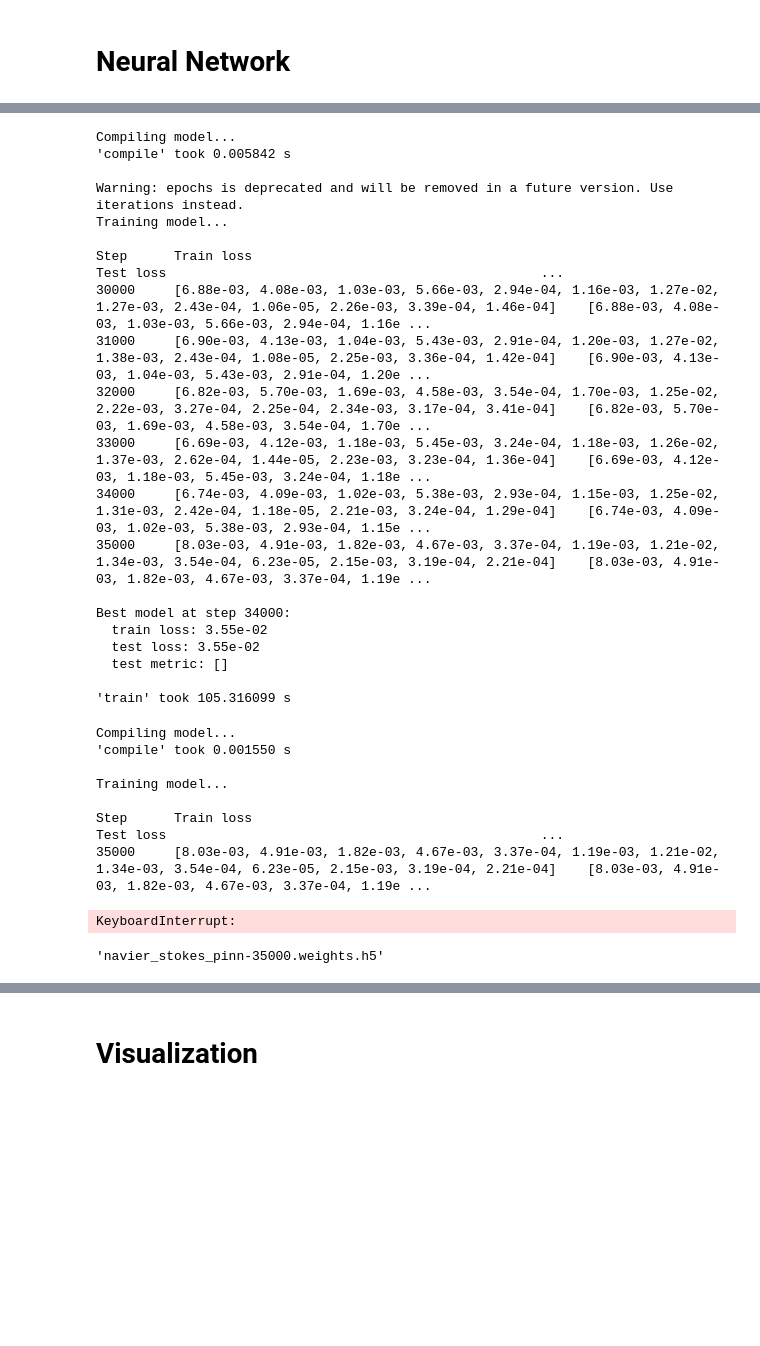
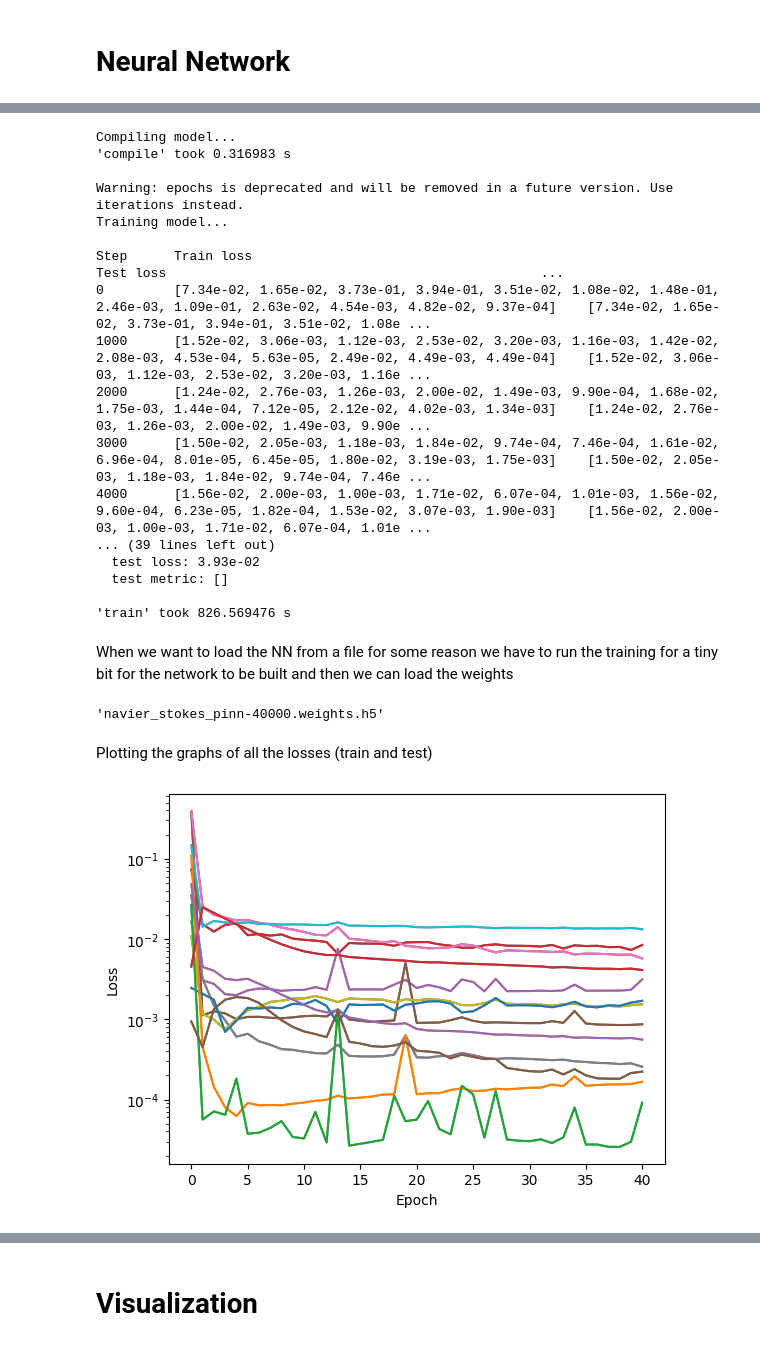
Before and after one commit to Andreea720/challenge_Navier_Stokes_ResNet, a Jupyter notebook: navier_stokes.ipynb, the cells around one changed output, grey strips where cells are left out. Drawn from its saved outputs; the diff is of its cells as text; code cells hidden in the pictures; blank space fills up the shorter version.

```diff
--- a/navier_stokes.ipynb
+++ b/navier_stokes.ipynb
@@ -41,7 +49,9 @@ u_in = 1
 D = 1
 L = 2
 t_0 = 0
-t_1 = 2
+t_1 = 1
+
+# TimePDE setup
 num_domain=10000
 num_boundary=5000
 num_initial=1000
@@ -132,36 +161,23 @@ model = dde.Model(data, net)
 # %%
 model.compile("adam", lr=1e-3)
-losshistory, train_state = model.train(epochs=5000)
+losshistory, train_state = model.train(epochs=40000)
 # %% [output]
 Compiling model...
-'compile' took 0.005842 s
+'compile' took 0.316983 s
 
 Warning: epochs is deprecated and will be removed in a future version. Use iterations instead.
 Training model...
 
 Step      Train loss                                                                                                                            Test loss                                                ...
-30000     [6.88e-03, 4.08e-03, 1.03e-03, 5.66e-03, 2.94e-04, 1.16e-03, 1.27e-02, 1.27e-03, 2.43e-04, 1.06e-05, 2.26e-03, 3.39e-04, 1.46e-04]    [6.88e-03, 4.08e-03, 1.03e-03, 5.66e-03, 2.94e-04, 1.16e ...
-31000     [6.90e-03, 4.13e-03, 1.04e-03, 5.43e-03, 2.91e-04, 1.20e-03, 1.27e-02, 1.38e-03, 2.43e-04, 1.08e-05, 2.25e-03, 3.36e-04, 1.42e-04]    [6.90e-03, 4.13e-03, 1.04e-03, 5.43e-03, 2.91e-04, 1.20e ...
-32000     [6.82e-03, 5.70e-03, 1.69e-03, 4.58e-03, 3.54e-04, 1.70e-03, 1.25e-02, 2.22e-03, 3.27e-04, 2.25e-04, 2.34e-03, 3.17e-04, 3.41e-04]    [6.82e-03, 5.70e-03, 1.69e-03, 4.58e-03, 3.54e-04, 1.70e ...
-33000     [6.69e-03, 4.12e-03, 1.18e-03, 5.45e-03, 3.24e-04, 1.18e-03, 1.26e-02, 1.37e-03, 2.62e-04, 1.44e-05, 2.23e-03, 3.23e-04, 1.36e-04]    [6.69e-03, 4.12e-03, 1.18e-03, 5.45e-03, 3.24e-04, 1.18e ...
-34000     [6.74e-03, 4.09e-03, 1.02e-03, 5.38e-03, 2.93e-04, 1.15e-03, 1.25e-02, 1.31e-03, 2.42e-04, 1.18e-05, 2.21e-03, 3.24e-04, 1.29e-04]    [6.74e-03, 4.09e-03, 1.02e-03, 5.38e-03, 2.93e-04, 1.15e ...
-35000     [8.03e-03, 4.91e-03, 1.82e-03, 4.67e-03, 3.37e-04, 1.19e-03, 1.21e-02, 1.34e-03, 3.54e-04, 6.23e-05, 2.15e-03, 3.19e-04, 2.21e-04]    [8.03e-03, 4.91e-03, 1.82e-03, 4.67e-03, 3.37e-04, 1.19e ...
-
-Best model at step 34000:
-  train loss: 3.55e-02
-  test loss: 3.55e-02
+0         [7.34e-02, 1.65e-02, 3.73e-01, 3.94e-01, 3.51e-02, 1.08e-02, 1.48e-01, 2.46e-03, 1.09e-01, 2.63e-02, 4.54e-03, 4.82e-02, 9.37e-04]    [7.34e-02, 1.65e-02, 3.73e-01, 3.94e-01, 3.51e-02, 1.08e ...
+1000      [1.52e-02, 3.06e-03, 1.12e-03, 2.53e-02, 3.20e-03, 1.16e-03, 1.42e-02, 2.08e-03, 4.53e-04, 5.63e-05, 2.49e-02, 4.49e-03, 4.49e-04]    [1.52e-02, 3.06e-03, 1.12e-03, 2.53e-02, 3.20e-03, 1.16e ...
+2000      [1.24e-02, 2.76e-03, 1.26e-03, 2.00e-02, 1.49e-03, 9.90e-04, 1.68e-02, 1.75e-03, 1.44e-04, 7.12e-05, 2.12e-02, 4.02e-03, 1.34e-03]    [1.24e-02, 2.76e-03, 1.26e-03, 2.00e-02, 1.49e-03, 9.90e ...
+3000      [1.50e-02, 2.05e-03, 1.18e-03, 1.84e-02, 9.74e-04, 7.46e-04, 1.61e-02, 6.96e-04, 8.01e-05, 6.45e-05, 1.80e-02, 3.19e-03, 1.75e-03]    [1.50e-02, 2.05e-03, 1.18e-03, 1.84e-02, 9.74e-04, 7.46e ...
+4000      [1.56e-02, 2.00e-03, 1.00e-03, 1.71e-02, 6.07e-04, 1.01e-03, 1.56e-02, 9.60e-04, 6.23e-05, 1.82e-04, 1.53e-02, 3.07e-03, 1.90e-03]    [1.56e-02, 2.00e-03, 1.00e-03, 1.71e-02, 6.07e-04, 1.01e ...
+... (39 lines left out)
+  test loss: 3.93e-02
   test metric: []
 
-'train' took 105.316099 s
+'train' took 826.569476 s
-# %%
-model.compile("L-BFGS-B")
-losshistory, train_state = model.train()
-# %% [output]
-Compiling model...
-'compile' took 0.001550 s
-
-Training model...
-
-Step      Train loss                                                                                                                            Test loss                                                ...
-35000     [8.03e-03, 4.91e-03, 1.82e-03, 4.67e-03, 3.37e-04, 1.19e-03, 1.21e-02, 1.34e-03, 3.54e-04, 6.23e-05, 2.15e-03, 3.19e-04, 2.21e-04]    [8.03e-03, 4.91e-03, 1.82e-03, 4.67e-03, 3.37e-04, 1.19e ...
-KeyboardInterrupt:
+# %% [markdown]
+When we want to load the NN from a file for some reason we have to run the training for a tiny bit for the network to be built and then we can load the weights
@@ -168,4 +186,16 @@ KeyboardInterrupt:
 # %%
 model.save("navier_stokes_pinn")
 # %% [output]
-'navier_stokes_pinn-35000.weights.h5'
+'navier_stokes_pinn-40000.weights.h5'
+# %% [markdown]
+Plotting the graphs of all the losses (train and test)
+# %%
+plt.figure()
+plt.plot(losshistory.loss_train, label="train")
+plt.plot(losshistory.loss_test, label="test")
+plt.yscale("log")
+plt.xlabel("Epoch")
+plt.ylabel("Loss")
+plt.show()
+# %% [output]
+[figure, added]
```
Also changed, not shown: parts of 16 cells of this notebook.
